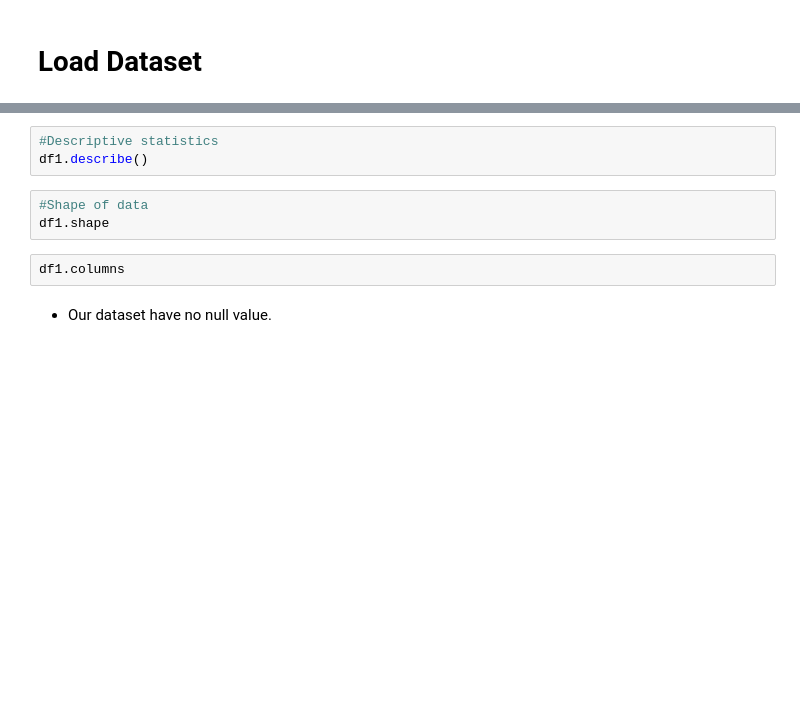
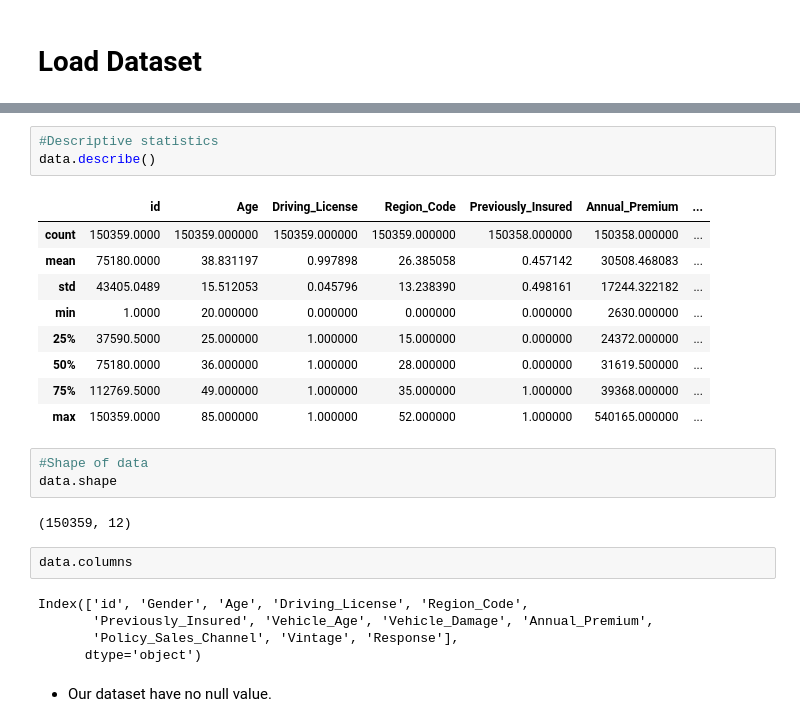
Before and after one commit to swapnil-mergal/HEALTH-INSURANCE-CROSS-SELL-PREDICTION-PROJECT, a Jupyter notebook: Individual_notebook.ipynb, the cells around one changed output, grey strips where cells are left out. Saved outputs shown, nothing was run; the diff lists cells and outputs as text; blank space fills up the shorter version.

```diff
--- a/Individual_notebook.ipynb
+++ b/Individual_notebook.ipynb
@@ -72,11 +74,28 @@ df1.head()
 # %%
 #Descriptive statistics
-df1.describe()
+data.describe()
+# %% [output]
+|  | id | Age | Driving_License | Region_Code | Previously_Insured | Annual_Premium | ... |
+| count | 150359.0000 | 150359.000000 | 150359.000000 | 150359.000000 | 150358.000000 | 150358.000000 | ... |
+| mean | 75180.0000 | 38.831197 | 0.997898 | 26.385058 | 0.457142 | 30508.468083 | ... |
+| std | 43405.0489 | 15.512053 | 0.045796 | 13.238390 | 0.498161 | 17244.322182 | ... |
+| min | 1.0000 | 20.000000 | 0.000000 | 0.000000 | 0.000000 | 2630.000000 | ... |
+| 25% | 37590.5000 | 25.000000 | 1.000000 | 15.000000 | 0.000000 | 24372.000000 | ... |
+| 50% | 75180.0000 | 36.000000 | 1.000000 | 28.000000 | 0.000000 | 31619.500000 | ... |
+| 75% | 112769.5000 | 49.000000 | 1.000000 | 35.000000 | 1.000000 | 39368.000000 | ... |
+| max | 150359.0000 | 85.000000 | 1.000000 | 52.000000 | 1.000000 | 540165.000000 | ... |
 # %%
 #Shape of data
-df1.shape
+data.shape
+# %% [output]
+(150359, 12)
 # %%
-df1.columns
+data.columns
+# %% [output]
+Index(['id', 'Gender', 'Age', 'Driving_License', 'Region_Code',
+       'Previously_Insured', 'Vehicle_Age', 'Vehicle_Damage', 'Annual_Premium',
+       'Policy_Sales_Channel', 'Vintage', 'Response'],
+      dtype='object')
 # %% [markdown]
 * Our dataset have
  no null value.
```
Also changed, not shown: parts of 116 cells of this notebook.
